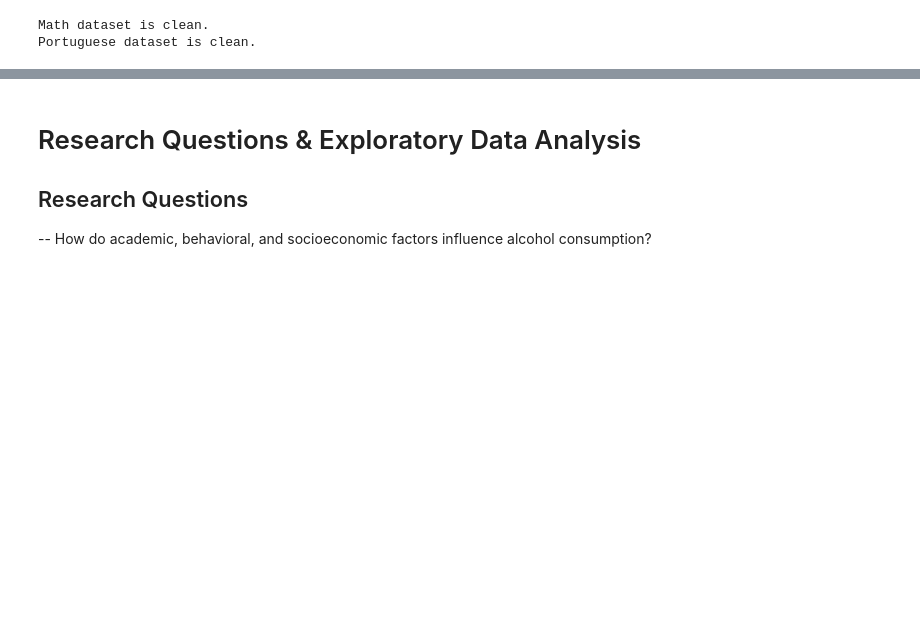
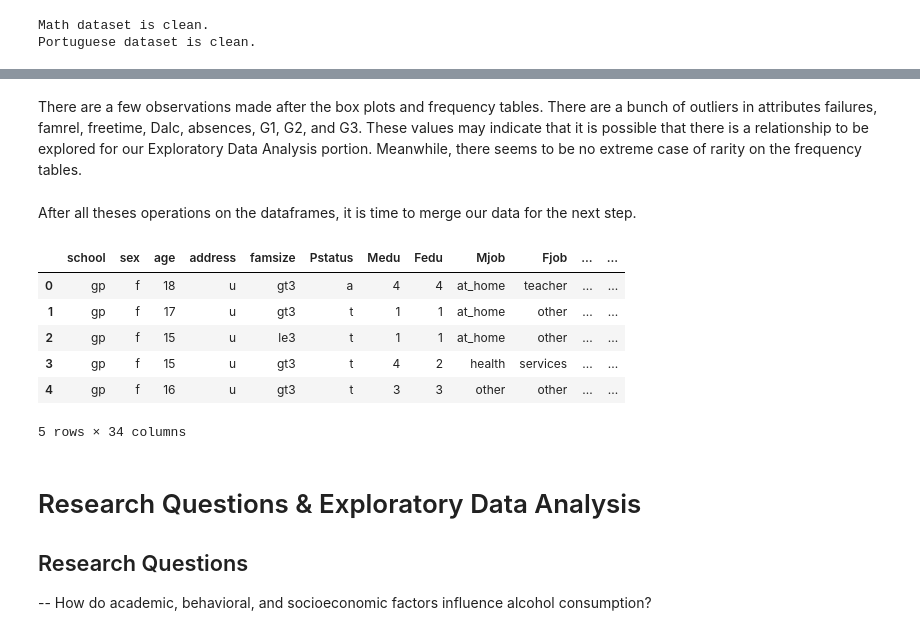
Before and after one commit to lonebono/CSMODEL, a Jupyter notebook: akbayanpartylistMCO.ipynb, the cells around one changed output, grey strips where cells are left out. Drawn from its saved outputs; the diff is of its cells as text; code cells hidden in the pictures; blank space fills up the shorter version.

```diff
--- a/akbayanpartylistMCO.ipynb
+++ b/akbayanpartylistMCO.ipynb
@@ -230,3 +390,18 @@ Portuguese dataset is clean.
+# %% [markdown]
+There are a few observations made after the box plots and frequency tables. There are a bunch of outliers in attributes failures, famrel, freetime, Dalc, absences, G1, G2, and G3. These values may indicate that it is possible that there is a relationship to be explored for our Exploratory Data Analysis portion. Meanwhile, there seems to be no extreme case of rarity on the frequency tables.
+# %% [markdown]
+After all theses operations on the dataframes, it is time to merge our data for the next step.
+# %%
+combined_df = pd.concat([maths_df, portu_df], ignore_index=True)
+combined_df.head()
+# %% [output]
+|  | school | sex | age | address | famsize | Pstatus | Medu | Fedu | Mjob | Fjob | ... | ... |
+| 0 | gp | f | 18 | u | gt3 | a | 4 | 4 | at_home | teacher | ... | ... |
+| 1 | gp | f | 17 | u | gt3 | t | 1 | 1 | at_home | other | ... | ... |
+| 2 | gp | f | 15 | u | le3 | t | 1 | 1 | at_home | other | ... | ... |
+| 3 | gp | f | 15 | u | gt3 | t | 4 | 2 | health | services | ... | ... |
+| 4 | gp | f | 16 | u | gt3 | t | 3 | 3 | other | other | ... | ... |
+5 rows × 34 columns
 # %% [markdown]
 # Research Questions & Exploratory Data Analysis
 
```
Also changed, not shown: parts of 18 cells of this notebook.
